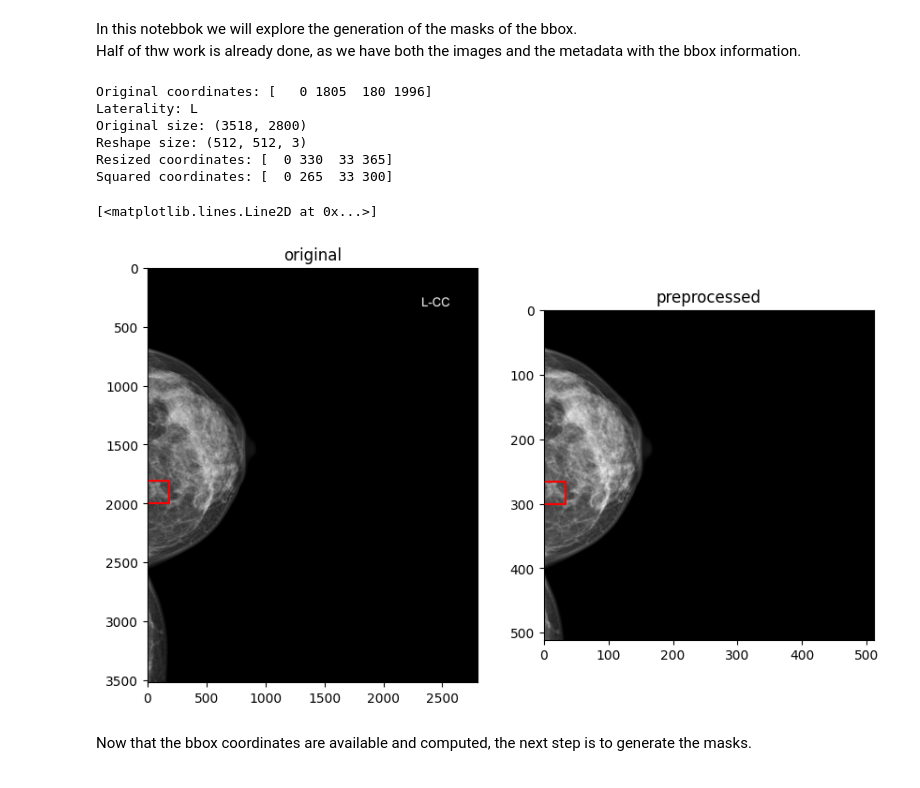
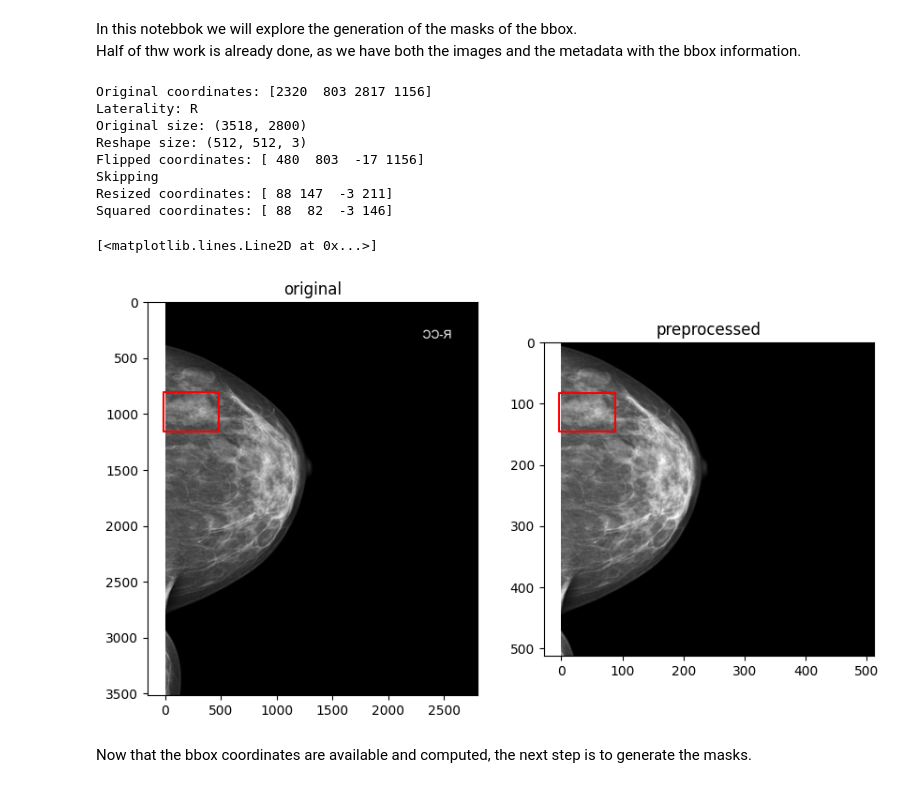
Before and after one commit to Likalto4/diffusion-models_master, a Jupyter notebook: dataset_analysis/masks/vindr-mammo/masks_generation.ipynb, the cells around one changed output. Drawn from its saved outputs; the diff is of its cells as text; code cells hidden in the pictures.

```diff
--- a/dataset_analysis/masks/vindr-mammo/masks_generation.ipynb
+++ b/dataset_analysis/masks/vindr-mammo/masks_generation.ipynb
@@ -33,7 +33,7 @@ metadata = pd.read_csv(metadata_path)
 metadata = metadata[metadata['finding_categories'] != "['No Finding']"]
 
 # example row
-i = 15
+i = 1160
 
 # get bbox
 x1, y1, x2, y2 = metadata.xmin[i], metadata.ymin[i], metadata.xmax[i], metadata.ymax[i]
@@ -72,38 +72,40 @@ if np.any(coord < 0) or (coord[0]-coord[2]) == 0:
 # get resized bounding box coordinates
 orig_height = original_size[0]
 orig_width = original_size[1]
 # vector of coordinates
 coord_r = (coord * (resolution / orig_width))
 coord_r = np.round(coord_r).astype(int) # round to nearest int
 print(f'Resized coordinates: {coord_r}')
 
 # get the resized height and width difference before cropping to remove from y coordinates (the larger, height)
 resize_diff = int((orig_height * resolution)/orig_width) - resolution
 resize_diff = int(resize_diff/2)
 # substract from y1 and y2
 coord_r[1] = coord_r[1] - resize_diff
 coord_r[3] = coord_r[3] - resize_diff
 print(f'Squared coordinates: {coord_r}')
 
 # plot original and preprocessed
 fig, ax = plt.subplots(1,2, figsize=(10,10))
 ax[0].imshow(im, cmap='gray')
 ax[0].set_title('original')
 # plot the bbox
 ax[0].plot([coord[0], coord[0], coord[2], coord[2], coord[0]], [coord[1], coord[3], coord[3], coord[1], coord[1]], color='r')
 ax[1].imshow(im_preprocessed, cmap='gray')
 ax[1].set_title('preprocessed')
 # plot the bbox
 ax[1].plot([coord_r[0], coord_r[0], coord_r[2], coord_r[2], coord_r[0]], [coord_r[1], coord_r[3], coord_r[3], coord_r[1], coord_r[1]], color='r')
 # %% [output]
-Original coordinates: [   0 1805  180 1996]
-Laterality: L
+Original coordinates: [2320  803 2817 1156]
+Laterality: R
 Original size: (3518, 2800)
 Reshape size: (512, 512, 3)
-Resized coordinates: [  0 330  33 365]
-Squared coordinates: [  0 265  33 300]
+Flipped coordinates: [ 480  803  -17 1156]
+Skipping
+Resized coordinates: [ 88 147  -3 211]
+Squared coordinates: [ 88  82  -3 146]
 [<matplotlib.lines.Line2D at 0x...>]
-[figure, old version]
+[figure, new version]
 # %% [markdown]
 Now that the bbox coordinates are available and computed, the next step is to generate the masks.<br>
 # %%
```
Also changed, not shown: parts of 2 cells of this notebook, 2 other files.
